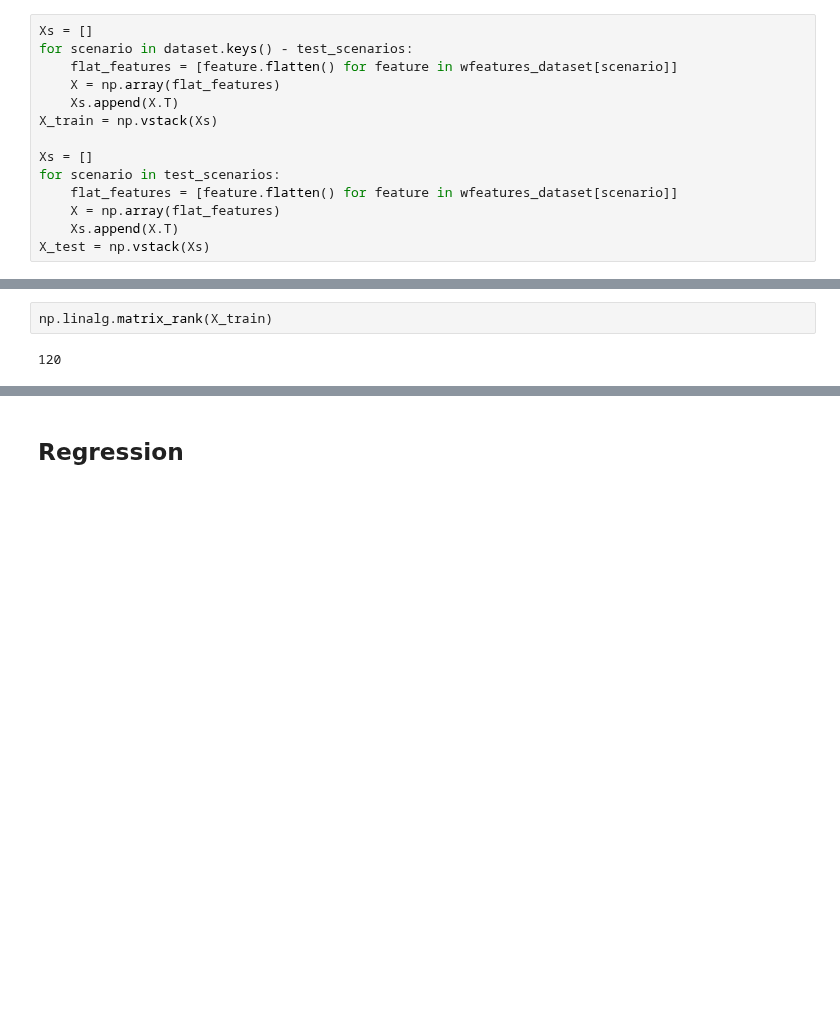
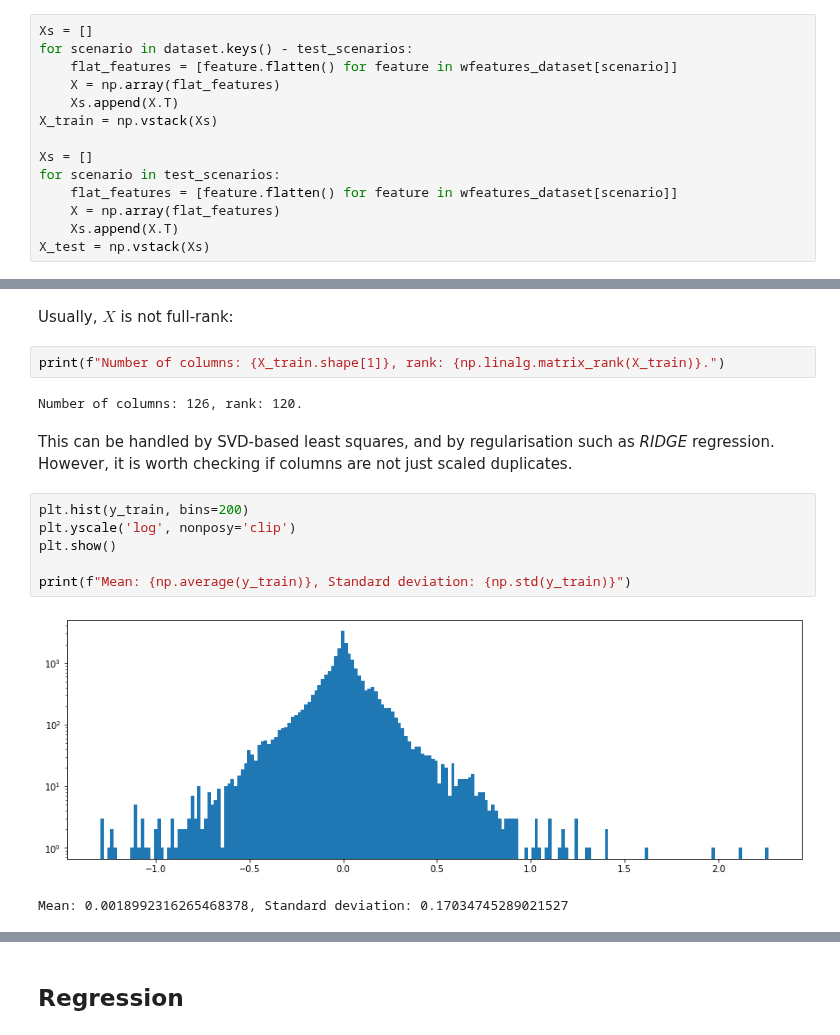
Before and after one commit to etiennerognin/DiluteBrownianDynamics, a Jupyter notebook: data/analyse_FENE_conformation.ipynb, the cells around one changed output, grey strips where cells are left out. Cells and saved outputs as stored; diff of their text form; blank space fills up the shorter version.

```diff
--- a/data/analyse_FENE_conformation.ipynb
+++ b/data/analyse_FENE_conformation.ipynb
@@ -288,4 +288,17 @@ print(X_test.shape)
+# %% [markdown]
+Usually, $X$ is not full-rank:
 # %%
-np.linalg.matrix_rank(X_train)
+print(f"Number of columns: {X_train.shape[1]}, rank: {np.linalg.matrix_rank(X_train)}.")
 # %% [output]
-120
+Number of columns: 126, rank: 120.
+# %% [markdown]
+This can be handled by SVD-based least squares, and by regularisation such as *RIDGE* regression. However, it is worth checking if columns are not just scaled duplicates.
+# %%
+plt.hist(y_train, bins=200)
+plt.yscale('log', nonposy='clip')
+plt.show()
+
+print(f"Mean: {np.average(y_train)}, Standard deviation: {np.std(y_train)}")
+# %% [output]
+[figure, added]
+Mean: 0.0018992316265468378, Standard deviation: 0.17034745289021527
```
Also changed, not shown: parts of 31 cells of this notebook.
